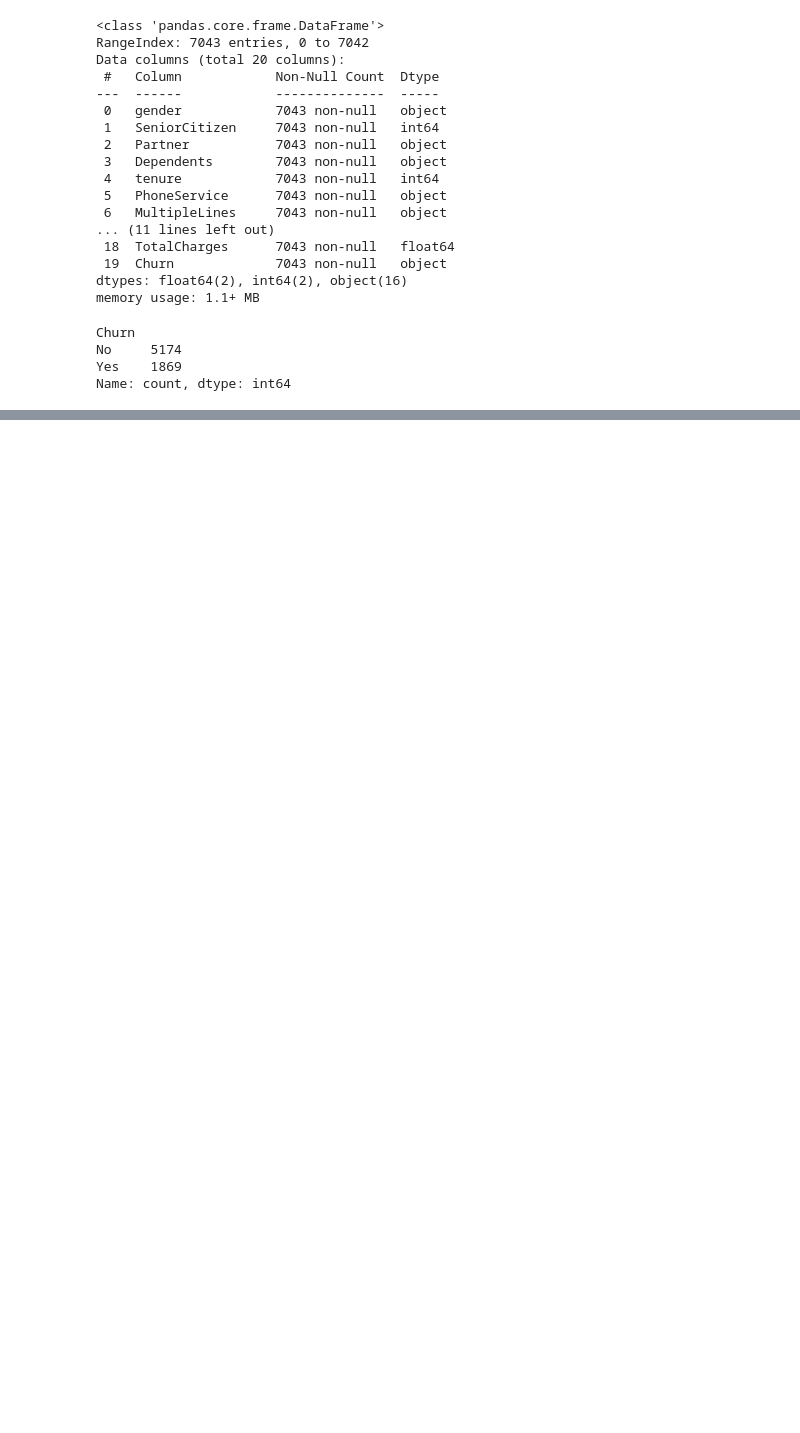
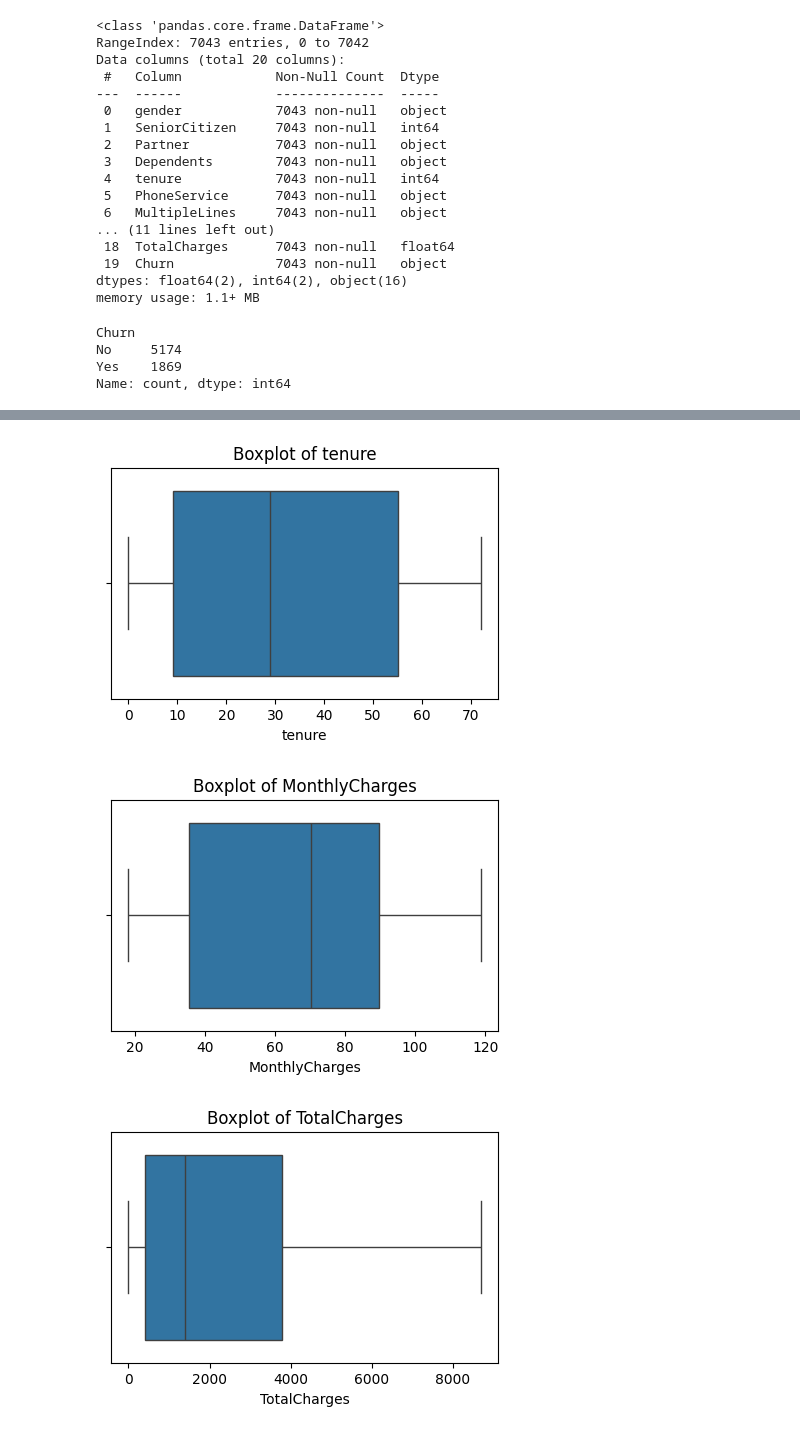
Before and after one commit to Ganindu-Deshapriya/Customer_Churn_Prediction_Group_06, a Jupyter notebook: Customer_Churn_Prediction_Group_06/notebooks/Ganindu_FC211004/gdesh_xgb.ipynb, the cells around one changed output, grey strips where cells are left out. Drawn from its saved outputs; the diff is of its cells as text; code cells hidden in the pictures; blank space fills up the shorter version.

```diff
--- a/Customer_Churn_Prediction_Group_06/notebooks/Ganindu_FC211004/gdesh_xgb.ipynb
+++ b/Customer_Churn_Prediction_Group_06/notebooks/Ganindu_FC211004/gdesh_xgb.ipynb
@@ -128,0 +185,16 @@ Name: count, dtype: int64
+# %%
+#check outliers using boxplot
+def plot_boxplot(df, column_name):
+    plt.figure(figsize=(5, 3))
+    sns.boxplot(x=df[column_name])
+    plt.title(f'Boxplot of {column_name}')
+    plt.xlabel(column_name)
+    plt.show()
+
+plot_boxplot(df, 'tenure')
+plot_boxplot(df, 'MonthlyCharges')
+plot_boxplot(df, 'TotalCharges')
+# %% [output]
+[figure, added]
+[figure, added]
+[figure, added]
```
Also changed, not shown: parts of 14 cells of this notebook.
